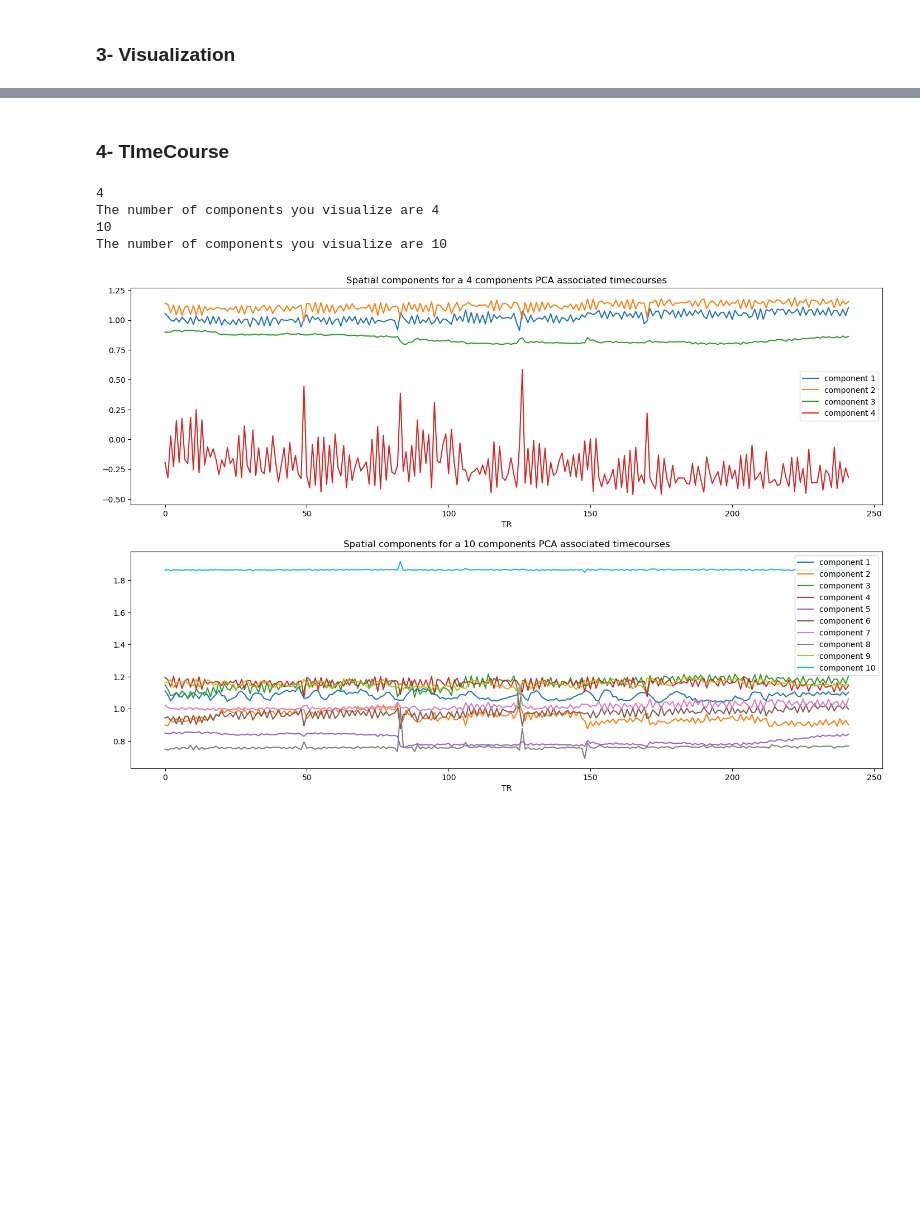
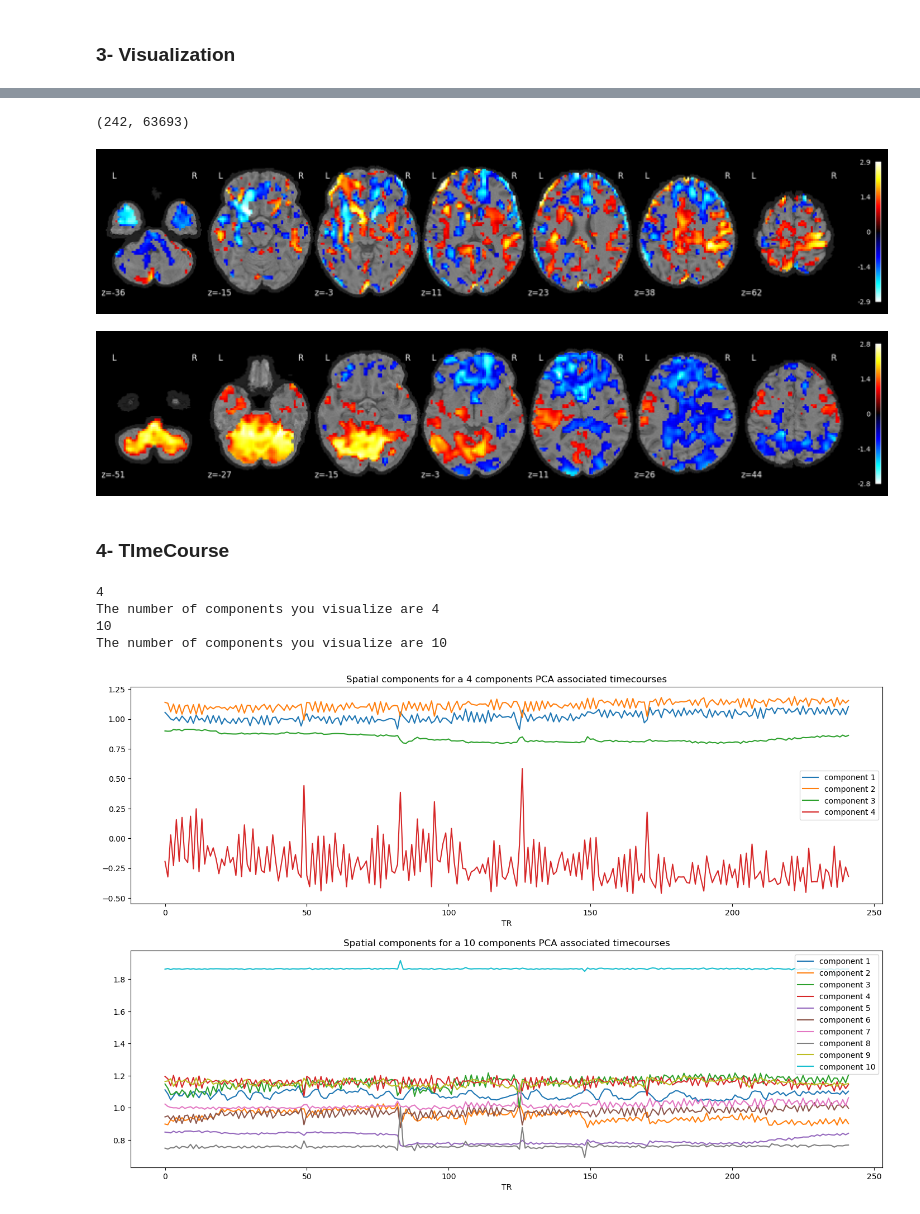
Before and after one commit to claireFriedrich/NSSP, a Jupyter notebook: Miniprojet2/MiniProject_2.ipynb, the cells around one changed output, grey strips where cells are left out. Drawn from its saved outputs; the diff is of its cells as text; code cells hidden in the pictures; blank space fills up the shorter version.

Commit message:
work on the mask

```diff
--- a/Miniprojet2/MiniProject_2.ipynb
+++ b/Miniprojet2/MiniProject_2.ipynb
@@ -703,3 +704,53 @@ Number of components:  4
+# %%
+masker = NiftiMasker(
+    smoothing_fwhm=8,
+    memory="nilearn_cache",
+    memory_level=1,
+    mask_strategy="epi",
+    standardize="zscore_sample",
+)
+d = nib.load(func_sub_02_path)
+data_masked = masker.fit_transform(d)
+# %%
+data_masked.shape
+# %% [output]
+(242, 63693)
+# %%
+from sklearn.decomposition import FastICA
+
+n_components = 10
+ica = FastICA(n_components=n_components, random_state=42)
+components_masked = ica.fit_transform(data_masked.T).T
+
+# Normalize estimated components, for thresholding to make sense
+components_masked -= components_masked.mean(axis=0)
+components_masked /= components_masked.std(axis=0)
+
+# Threshold
+import numpy as np
+
+components_masked[np.abs(components_masked) < 0.8] = 0
+
+# Now invert the masking operation, going back to a full 3D
+# representation
+component_img = masker.inverse_transform(components_masked)
+# %%
+from nilearn import image
+from nilearn.plotting import plot_stat_map, show
+
+# Show some interesting components
+
+# Use the mean as a background
+mean_img = image.mean_img(d)
+
+plot_stat_map(image.index_img(component_img, 0),  bg_img=bg, display_mode="z")
+
+plot_stat_map(image.index_img(component_img, 1),  bg_img=bg, display_mode="z")
+
+show()
+# %% [output]
+[figure, added]
+[figure, added]
 # %% [markdown]
 ### 4- TImeCourse
 # %%
```
Also changed, not shown: parts of 34 cells of this notebook.
